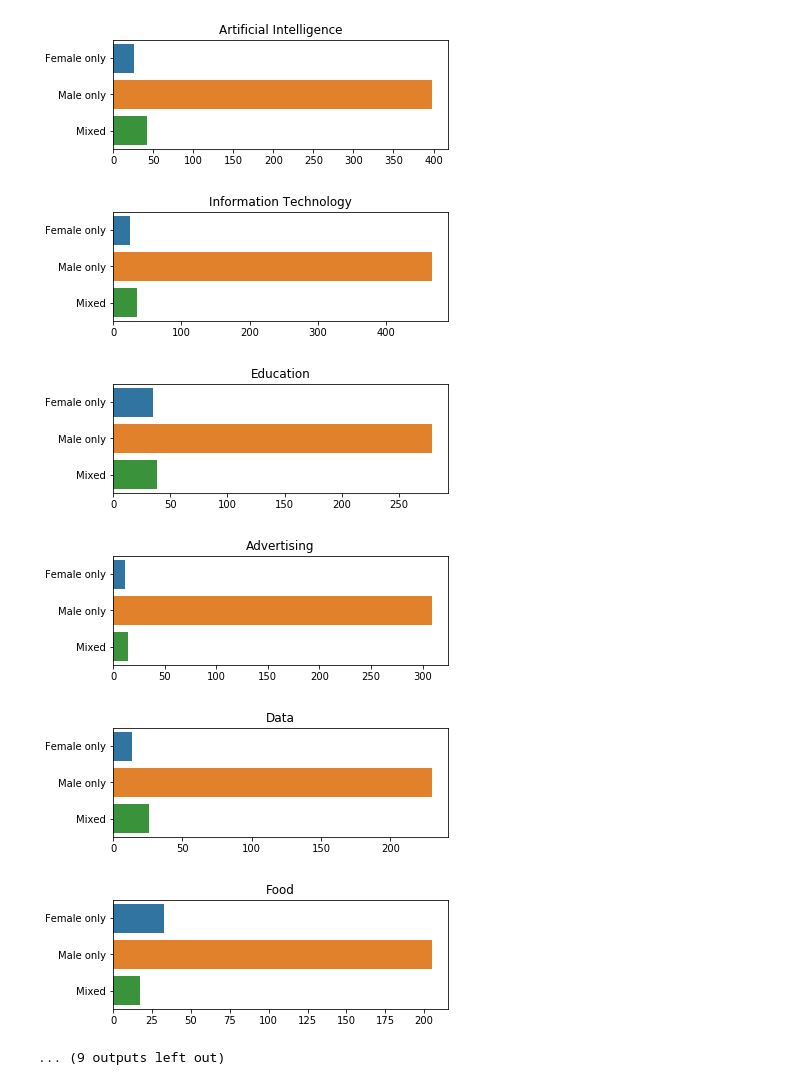
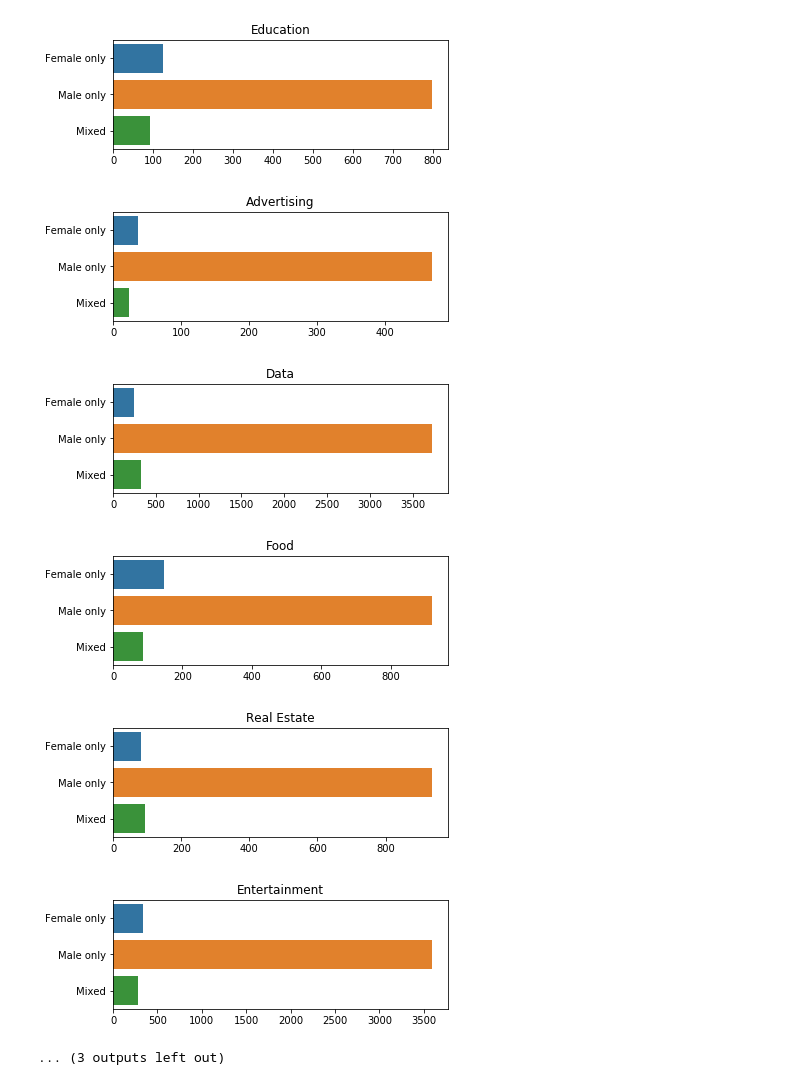
Before and after one commit to kbossou/bias-in-vc, a Jupyter notebook: Data Analysis.ipynb, the cells around one changed output. Drawn from its saved outputs; the diff is of its cells as text; code cells hidden in the pictures.

```diff
--- a/Data Analysis.ipynb
+++ b/Data Analysis.ipynb
@@ -20,6 +31,4 @@ new_df.head()
 # %%
-gender = new_df['Group Gender'].notnull()
-new_df = new_df[gender]
-#new_df = new_df.drop_duplicates(subset=['Organization Name'])
+new_df = new_df.drop_duplicates(subset=['Organization Name'])
 new_df.shape
 # %% [output]
@@ -26,0 +36,3 @@ new_df.shape
+# %%
+new_df = new_df[new_df['Group Gender'].notnull()]
+new_df.shape
@@ -26,0 +50,5 @@ new_df.shape
+# %%
+new_df['Number of Funding Rounds'] = new_df['Number of Funding Rounds'].astype(float)
+new_df['Number of Founders'] = new_df['Number of Founders'].astype(float)
+new_df['Total Funding Amount Currency (in USD)'] = new_df['Total Funding Amount Currency (in USD)'].astype(float)
+new_df['Total Funding Amount'] = new_df['Total Funding Amount'].astype(float)
@@ -27,5 +75,5 @@ new_df.shape
 # %%
-null = new_df['Categories'].notnull()
+null = new_df['Category Groups'].notnull()
 new_df = new_df[null]
 new_df.shape
 # %% [output]
@@ -80,7 +167,12 @@ sns.barplot(y=categories_counts.index, x=categories_counts.values)
 # %%
-categories = ['Software','Finance','E-Commerce','Health Care','Internet','Biotechnology','Artificial Intelligence'
-              ,'Information Technology','Education','Advertising','Data','Food','Real Estate','Security',
-              'Entertainment','Gaming','Robotics','Fashion','Sports','Tourism','Insurance']
+# categories = ['Software','Finance','E-Commerce','Health Care','Internet','Biotechnology','Artificial Intelligence'
+#               ,'Information Technology','Education','Advertising','Data','Food','Real Estate','Security',
+#               'Entertainment','Gaming','Robotics','Fashion','Sports','Tourism','Insurance']
+
+categories = ['Software','Finance', 'Health Care','Internet','Biotechnology'
+              ,'Information Technology','Education','Advertising','Data','Food','Real Estate',
+              'Entertainment','Gaming','Sports','Tourism']
+
 for i in categories:
     gender_Categories = new_df[new_df['Categories'] == i]
     categories_counts= gender_Categories['Group Gender'].value_counts().sort_index()
@@ -97,10 +189,10 @@ for i in categories:
-[figure, old version]
+[figure, new version]
-[figure, old version]
+[figure, new version]
-[figure, old version]
+[figure, new version]
-[figure, old version]
+[figure, new version]
-[figure, old version]
+[figure, new version]
-[figure, old version]
+[figure, new version]
-... (9 outputs left out)
+... (3 outputs left out)
 # %%
 #simplifying regions
 new_df.loc[new_df['Headquarters Regions'].str.contains('Asia-Pacific', case=False), 'Headquarters Regions'] = 'Asia-Pacific (APAC)'
```
Also changed, not shown: parts of 36 cells of this notebook, 9 other files.
